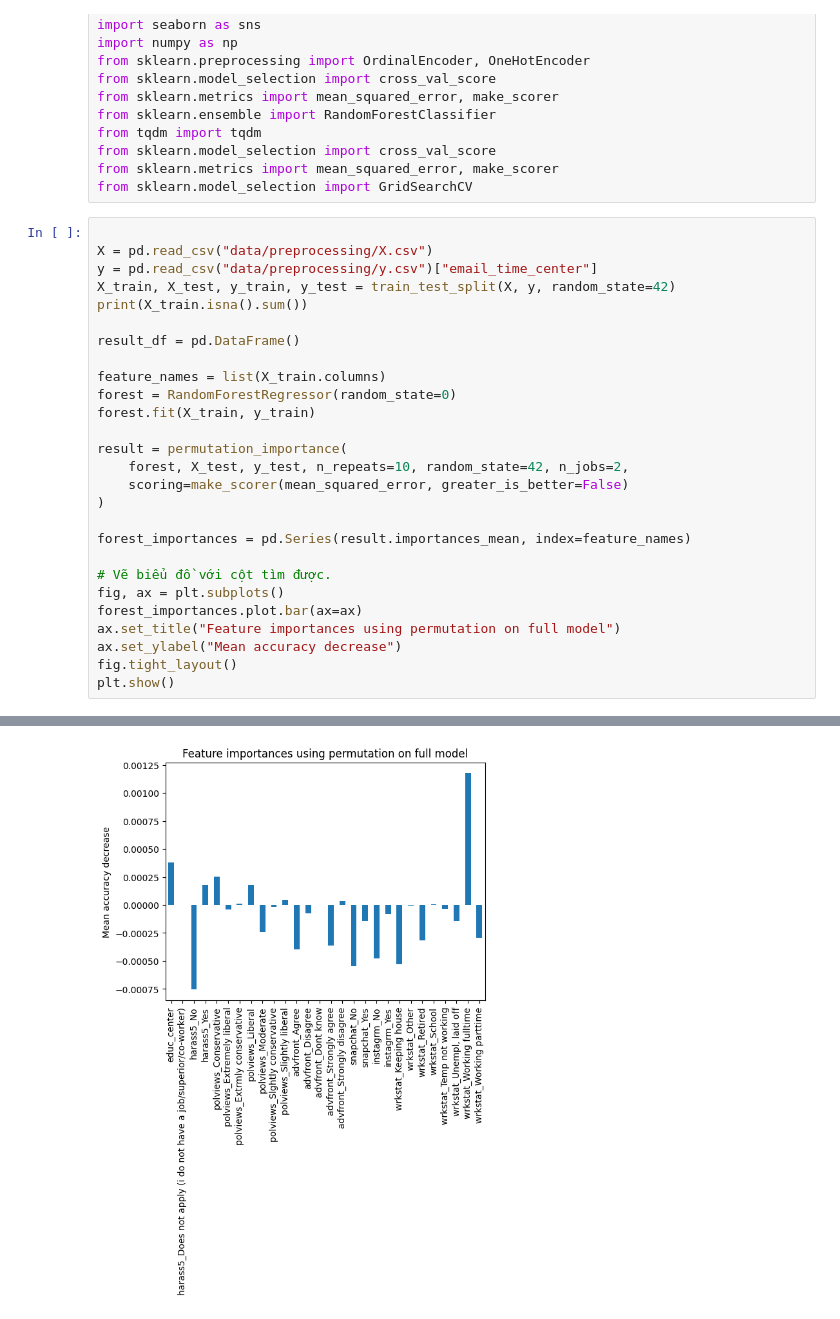
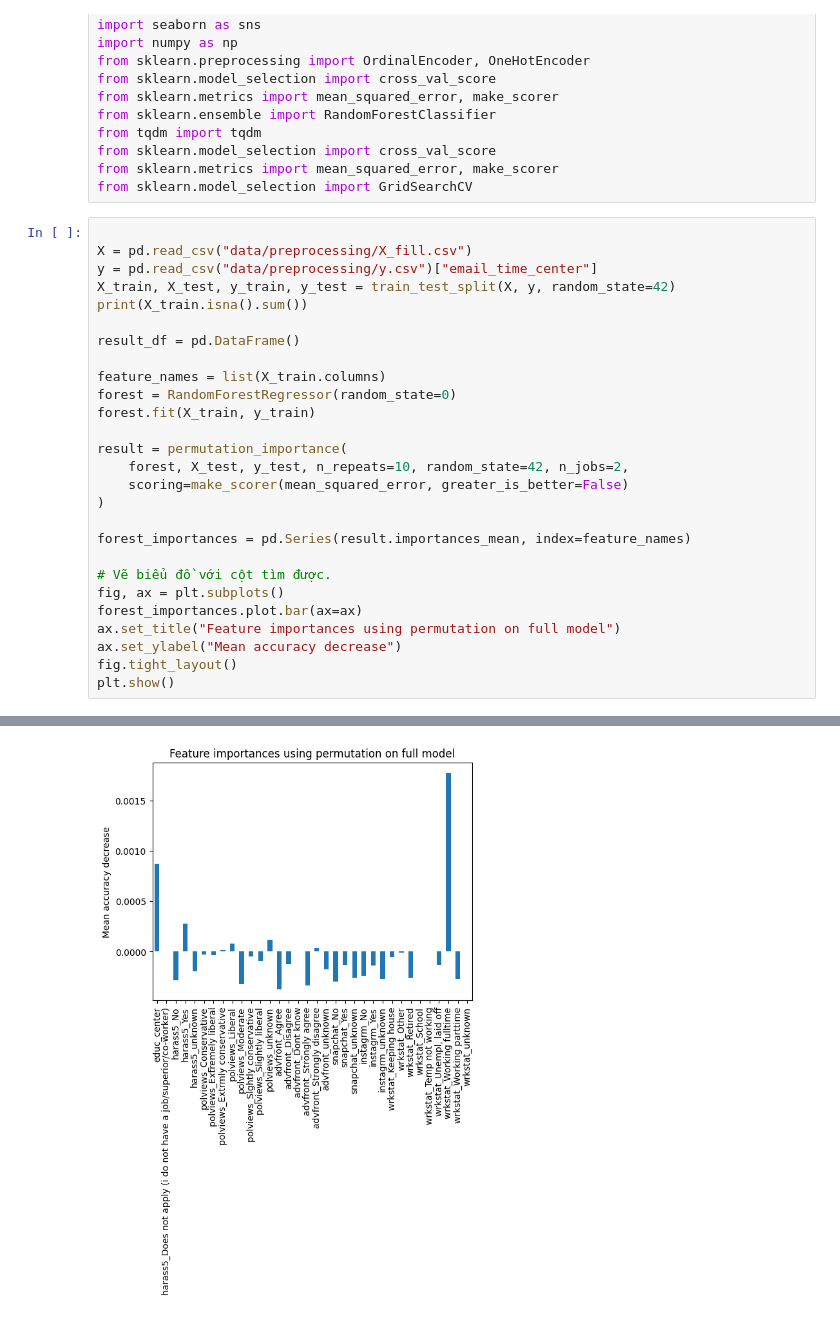
Before and after one commit to batman0911/social-stat-final-term, a Jupyter notebook: random_forrest.ipynb, the cells around one changed output, grey strips where cells are left out. Cells and saved outputs as stored; diff of their text form.

```diff
--- a/random_forrest.ipynb
+++ b/random_forrest.ipynb
@@ -21,7 +21,7 @@ from sklearn.metrics import mean_squared_error, make_scorer
 from sklearn.model_selection import GridSearchCV
 # %%
 
-X = pd.read_csv("data/preprocessing/X.csv")
+X = pd.read_csv("data/preprocessing/X_fill.csv")
 y = pd.read_csv("data/preprocessing/y.csv")["email_time_center"]
 X_train, X_test, y_train, y_test = train_test_split(X, y, random_state=42)
 print(X_train.isna().sum())
@@ -66,5 +66,5 @@ wrkstat_Working parttime                                           0
 dtype: int64
-[figure, old version]
+[figure, new version]
 # %%
 # Thực hiện tìm tham số phù hợp.
 # Thử xây dựng mô hình RandomForest với 5 feature có ảnh hưởng đến mô hình.
```
Also changed, not shown: parts of 3 cells of this notebook, 1 other file.
